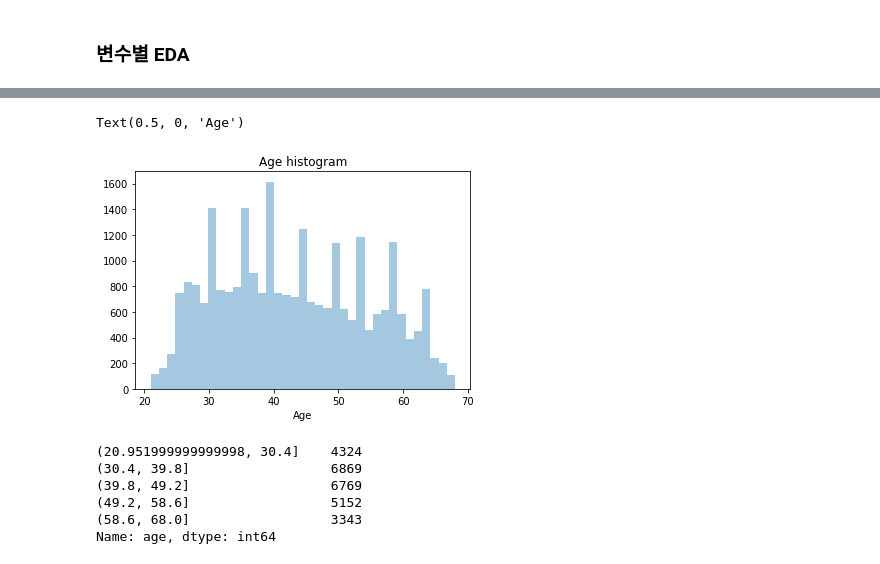
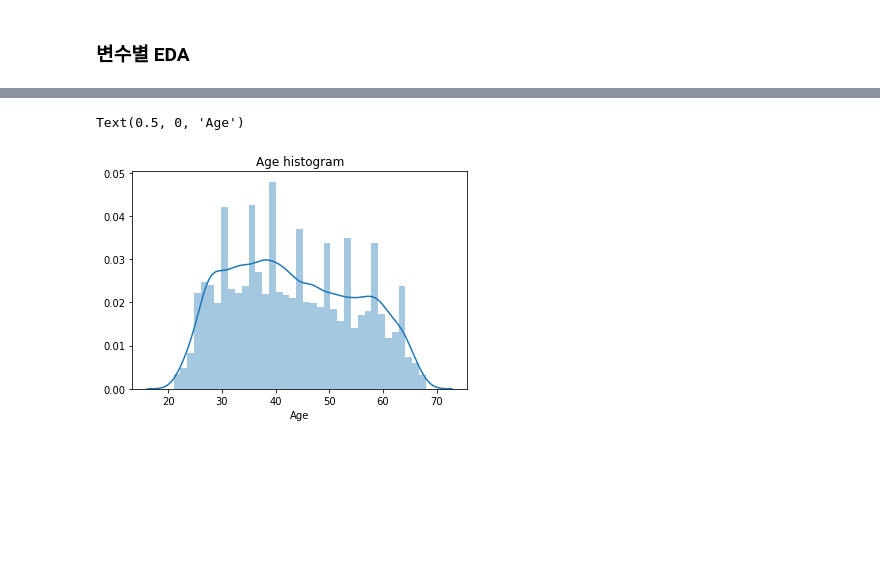
Before and after one commit to Ah-Hyeon0829/CreditGrade1, a Jupyter notebook: credit_card.ipynb, the cells around one changed output, grey strips where cells are left out. Drawn from its saved outputs; the diff is of its cells as text; code cells hidden in the pictures; blank space fills up the shorter version.

```diff
--- a/credit_card.ipynb
+++ b/credit_card.ipynb
@@ -1081,0 +1177,6 @@ df_train.head()
+# %%
+print('Having house reality or not: ')
+df_unique['reality'] = df_unique['reality'].replace(['N','Y'],[0,1])
+df_test['reality'] = df_test['reality'].replace(['N','Y'],[0,1])
+print(train['reality'].value_counts())
+print('--------------')#부동산 소유자들이 더 많다
@@ -1081,0 +1263,15 @@ df_train.head()
+# %%
+#라벨화
+label_encoder=preprocessing.LabelEncoder()
+df_unique['income_type']=label_encoder.fit_transform(df_unique['income_type'])
+df_test['income_type']=label_encoder.transform(df_test['income_type'])
+#################################################################
+df_unique['edu_type']=label_encoder.fit_transform(df_unique['edu_type'])
+df_test['edu_type']=label_encoder.transform(df_test['edu_type'])
+########################################################################
+df_unique['family_type']=label_encoder.fit_transform(df_unique['family_type'])
+df_test['family_type']=label_encoder.transform(df_test['family_type'])
+########################################################################
+df_unique['house_type']=label_encoder.fit_transform(df_unique['house_type'])
+df_test['house_type']=label_encoder.transform(df_test['house_type'])
+########################################################################
@@ -1081,0 +1359,4 @@ df_train.head()
+# %%
+#자녀가 2명 이상이면 2로 처리(보류)
+df_unique.loc[df_unique['child_num'] >= 2,'child_num']=2
+df_test.loc[df_test['child_num']>=2, 'child_num']=2
@@ -1103,6 +1414,6 @@ df_train.loc[df_train['DAYS_BIRTH']>=0] #전부 minus
 # %%
-df_train['begin_year']=-df_train['begin_month']//12
-df_train.head()#신용카드 발급한지 몇년?
+df_unique['begin_year']=-df_unique['begin_month']//12
+df_unique.head()#신용카드 발급한지 몇년?
 # %% [output]
 |  | index | gender | car | reality | child_num | income_total | income_type | edu_type | family_type | ... |
 | 0 | 0 | 0 | 0 | 0 | 0 | 202500.0 | 0 | 1 | 1 | ... |
@@ -1150,19 +1443,12 @@ df_train.head() #나이 계산
 # %%
 #신용카드를 사용한 사람들의 연령층
 ax=plt.subplots()
-ax=sns.distplot(df_train['age'],kde=False)
+ax=sns.distplot(df_unique['age'],kde=True)
 ax.set_title('Age histogram')
 ax.set_xlabel('Age')
 #20대 초반에서 60대 후반까지 분포한다.
 # %% [output]
 Text(0.5, 0, 'Age')
-[figure, old version]
+[figure, new version]
 # %%
-print(df_train['age'].value_counts(bins=5,sort=False))
+#print(df_unique['age'].value_counts(bins=5,sort=False))
-# %% [output]
-(20.951999999999998, 30.4]    4324
-(30.4, 39.8]                  6869
-(39.8, 49.2]                  6769
-(49.2, 58.6]                  5152
-(58.6, 68.0]                  3343
-Name: age, dtype: int64
```
Also changed, not shown: parts of 136 cells of this notebook.
